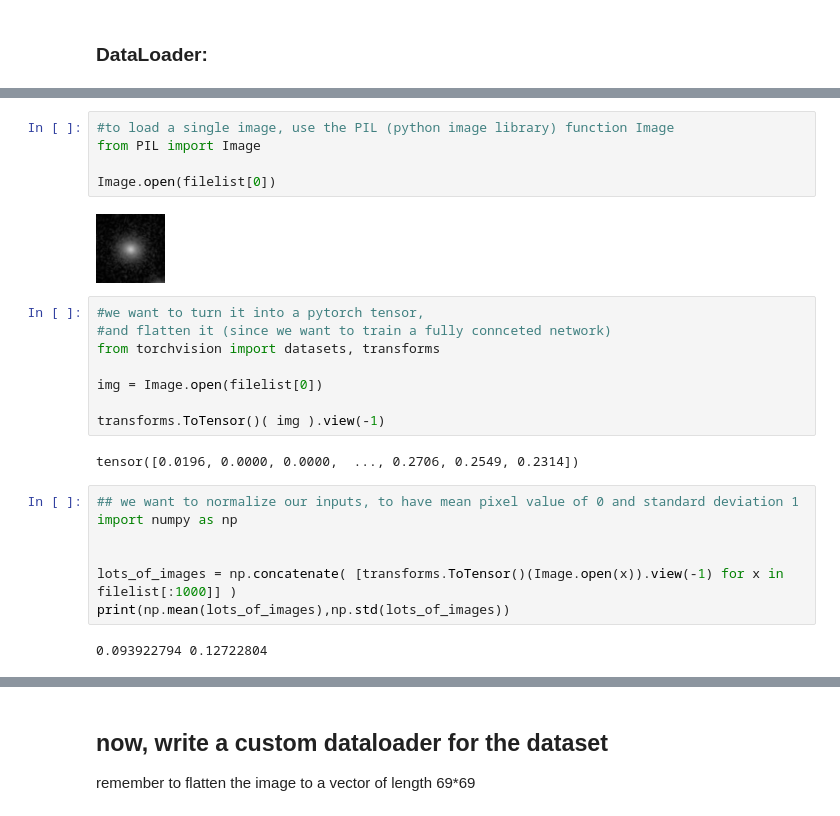
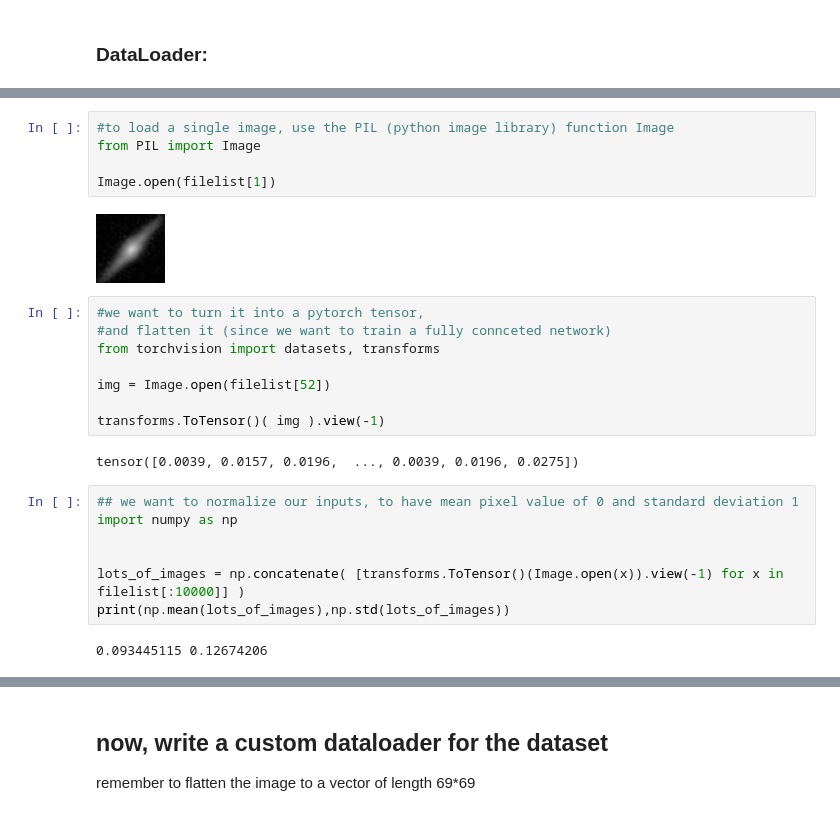
Before and after one commit to NJain121442/course2020, a Jupyter notebook: Tutorial2/Homework_1_nikita.ipynb, the cells around one changed output, grey strips where cells are left out. Saved outputs shown, nothing was run; the diff lists cells and outputs as text.

```diff
--- a/Tutorial2/Homework_1_nikita.ipynb
+++ b/Tutorial2/Homework_1_nikita.ipynb
@@ -65,29 +65,29 @@ filelist[:10]
 # %%
 #to load a single image, use the PIL (python image library) function Image
 from PIL import Image
 
-Image.open(filelist[0])
+Image.open(filelist[1])
 # %% [output]
-[figure, old version]
+[figure, new version]
 # %%
 #we want to turn it into a pytorch tensor,
 #and flatten it (since we want to train a fully connceted network)
 from torchvision import datasets, transforms
 
-img = Image.open(filelist[0])
+img = Image.open(filelist[52])
 
 transforms.ToTensor()( img ).view(-1)
 # %% [output]
-tensor([0.0196, 0.0000, 0.0000,  ..., 0.2706, 0.2549, 0.2314])
+tensor([0.0039, 0.0157, 0.0196,  ..., 0.0039, 0.0196, 0.0275])
 # %%
 ## we want to normalize our inputs, to have mean pixel value of 0 and standard deviation 1
 import numpy as np
 
 
-lots_of_images = np.concatenate( [transforms.ToTensor()(Image.open(x)).view(-1) for x in filelist[:1000]] )
+lots_of_images = np.concatenate( [transforms.ToTensor()(Image.open(x)).view(-1) for x in filelist[:10000]] )
 print(np.mean(lots_of_images),np.std(lots_of_images))
 # %% [output]
-0.093922794 0.12722804
+0.093445115 0.12674206
 # %%
 #to determine the class label of an image, just look at its name:
 
```
Also changed, not shown: parts of 14 cells of this notebook.
